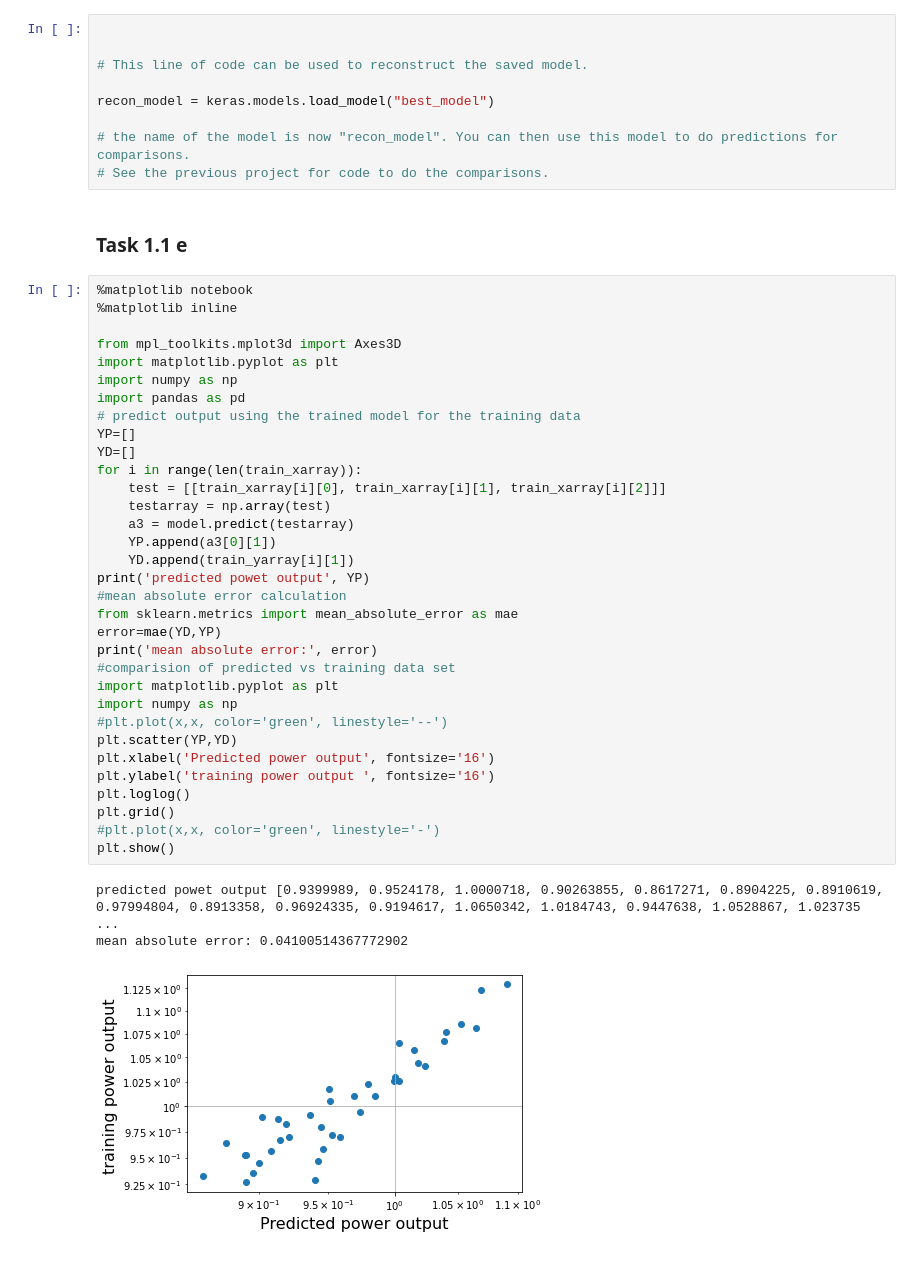
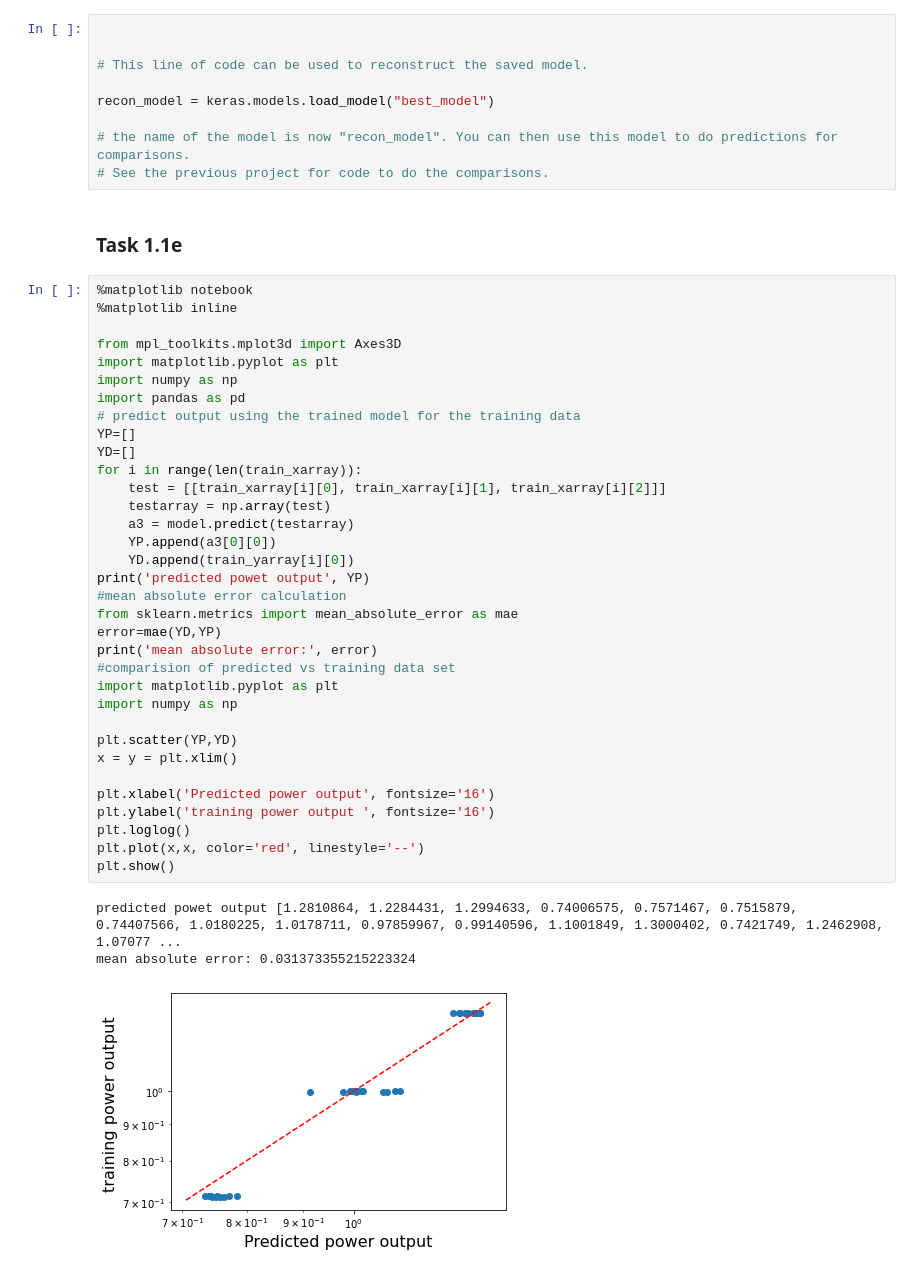
Before and after one commit to joshuaaduarte/Boiler-Modeling-Neural-Network, a Jupyter notebook: TaskOne.ipynb, the cells around one changed output. Saved outputs shown, nothing was run; the diff lists cells and outputs as text.

Commit message:
Updated script up to task 1.3

```diff
--- a/TaskOne.ipynb
+++ b/TaskOne.ipynb
@@ -326,41 +332,42 @@ recon_model = keras.models.load_model("best_model")
 # the name of the model is now "recon_model". You can then use this model to do predictions for comparisons.
 # See the previous project for code to do the comparisons.
 # %% [markdown]
-### Task 1.1 e
+### Task 1.1e
 # %%
 %matplotlib notebook
 %matplotlib inline
 
 from mpl_toolkits.mplot3d import Axes3D
 import matplotlib.pyplot as plt
 import numpy as np
 import pandas as pd
 # predict output using the trained model for the training data
 YP=[]
 YD=[]
 for i in range(len(train_xarray)):
     test = [[train_xarray[i][0], train_xarray[i][1], train_xarray[i][2]]]
     testarray = np.array(test)
     a3 = model.predict(testarray)
-    YP.append(a3[0][1])
-    YD.append(train_yarray[i][1])
+    YP.append(a3[0][0])
+    YD.append(train_yarray[i][0])
 print('predicted powet output', YP)
 #mean absolute error calculation
 from sklearn.metrics import mean_absolute_error as mae
 error=mae(YD,YP)
 print('mean absolute error:', error)
 #comparision of predicted vs training data set
 import matplotlib.pyplot as plt
 import numpy as np
-#plt.plot(x,x, color='green', linestyle='--')
+
 plt.scatter(YP,YD)
+x = y = plt.xlim()
+
 plt.xlabel('Predicted power output', fontsize='16')
 plt.ylabel('training power output ', fontsize='16')
 plt.loglog()
-plt.grid()
-#plt.plot(x,x, color='green', linestyle='-')
+plt.plot(x,x, color='red', linestyle='--')
 plt.show()
 # %% [output]
-predicted powet output [0.9399989, 0.9524178, 1.0000718, 0.90263855, 0.8617271, 0.8904225, 0.8910619, 0.97994804, 0.8913358, 0.96924335, 0.9194617, 1.0650342, 1.0184743, 0.9447638, 1.0528867, 1.023735 ...
-mean absolute error: 0.04100514367772902
+predicted powet output [1.2810864, 1.2284431, 1.2994633, 0.74006575, 0.7571467, 0.7515879, 0.74407566, 1.0180225, 1.0178711, 0.97859967, 0.99140596, 1.1001849, 1.3000402, 0.7421749, 1.2462908, 1.07077 ...
+mean absolute error: 0.031373355215223324
-[figure, old version]
+[figure, new version]
```
Also changed, not shown: parts of 24 cells of this notebook, 5 other files.
